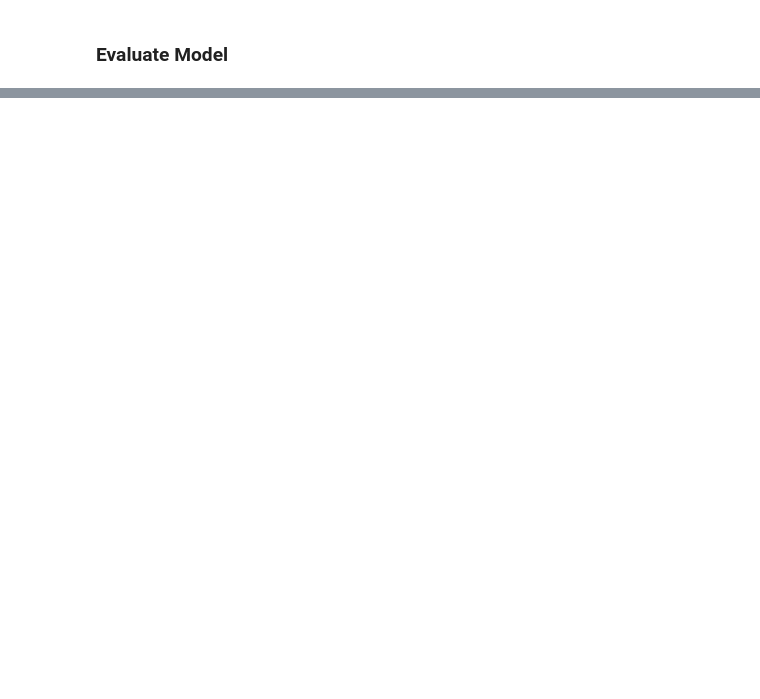
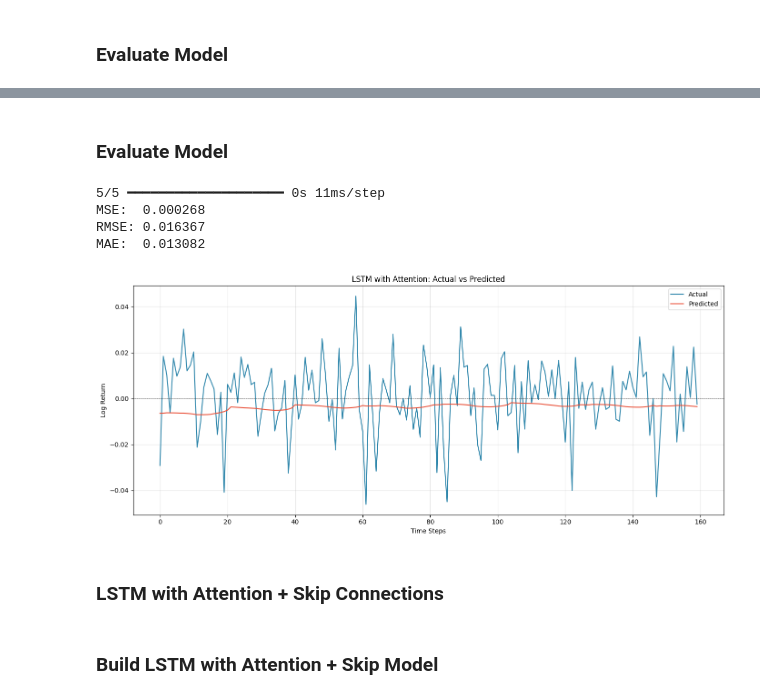
Before and after one commit to IshaPatro/DeepTemporalModelsWithAttentionAndSkipConnectionsForWheatFutures, a Jupyter notebook: DeepTemporalModelsWithAttentionAndSkipConnectionsForWheatFutures.ipynb, the cells around one changed output, grey strips where cells are left out. Cells and saved outputs as stored; diff of their text form; code cells hidden in the pictures; blank space fills up the shorter version.

```diff
--- a/DeepTemporalModelsWithAttentionAndSkipConnectionsForWheatFutures.ipynb
+++ b/DeepTemporalModelsWithAttentionAndSkipConnectionsForWheatFutures.ipynb
@@ -1211,0 +1318,12 @@ plt.show()
+# %%
+lstm_attention_model = build_lstm_attention_model(
+    seq_length=X_train_seq.shape[1],
+    n_features=X_train_seq.shape[2]
+)
+
+lstm_attention_model.compile(
+    optimizer=Adam(learning_rate=5e-4),
+    loss="mse"
+)
+
+lstm_attention_model.summary()
@@ -1211,0 +1394,38 @@ plt.show()
+# %% [markdown]
+### Evaluate Model
+# %%
+y_pred_lstm_att_scaled = lstm_attention_model.predict(X_test_seq).flatten()
+
+y_pred_lstm_att = target_scaler.inverse_transform(y_pred_lstm_att_scaled.reshape(-1, 1)).flatten()
+y_true_lstm_att = target_scaler.inverse_transform(y_test_seq.reshape(-1, 1)).flatten()
+
+mse_lstm_att = mean_squared_error(y_true_lstm_att, y_pred_lstm_att)
+rmse_lstm_att = np.sqrt(mse_lstm_att)
+mae_lstm_att = mean_absolute_error(y_true_lstm_att, y_pred_lstm_att)
+
+print(f"MSE:  {mse_lstm_att:.6f}")
+print(f"RMSE: {rmse_lstm_att:.6f}")
+print(f"MAE:  {mae_lstm_att:.6f}")
+# %% [output]
+5/5 ━━━━━━━━━━━━━━━━━━━━ 0s 11ms/step
+MSE:  0.000268
+RMSE: 0.016367
+MAE:  0.013082
+# %%
+fig, ax = plt.subplots(1, 1, figsize=(14, 6))
+
+ax.plot(range(len(y_true_lstm_att)), y_true_lstm_att, label='Actual', color='#2E86AB', linewidth=1.5)
+ax.plot(range(len(y_pred_lstm_att)), y_pred_lstm_att, label='Predicted', color='#E94F37', linewidth=1.5)
+ax.set_xlabel('Time Steps')
+ax.set_ylabel('Log Return')
+ax.set_title(f'LSTM with Attention: Actual vs Predicted')
+ax.legend()
+ax.grid(True, alpha=0.3)
+ax.axhline(y=0, color='black', linestyle='--', linewidth=0.5)
+
+plt.tight_layout()
+plt.show()
+# %% [output]
+[figure, added]
+# %% [markdown]
+### LSTM with Attention + Skip Connections
@@ -1211,0 +1461,2 @@ plt.show()
+# %% [markdown]
+### Build LSTM with Attention + Skip Model
```
Also changed, not shown: parts of 45 cells of this notebook.
